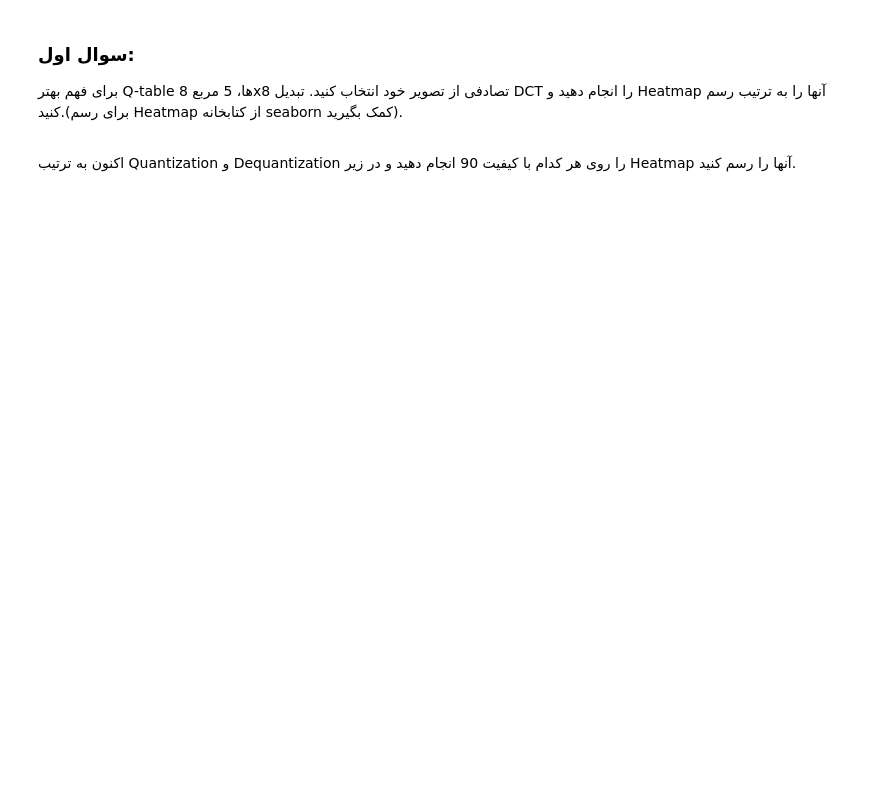
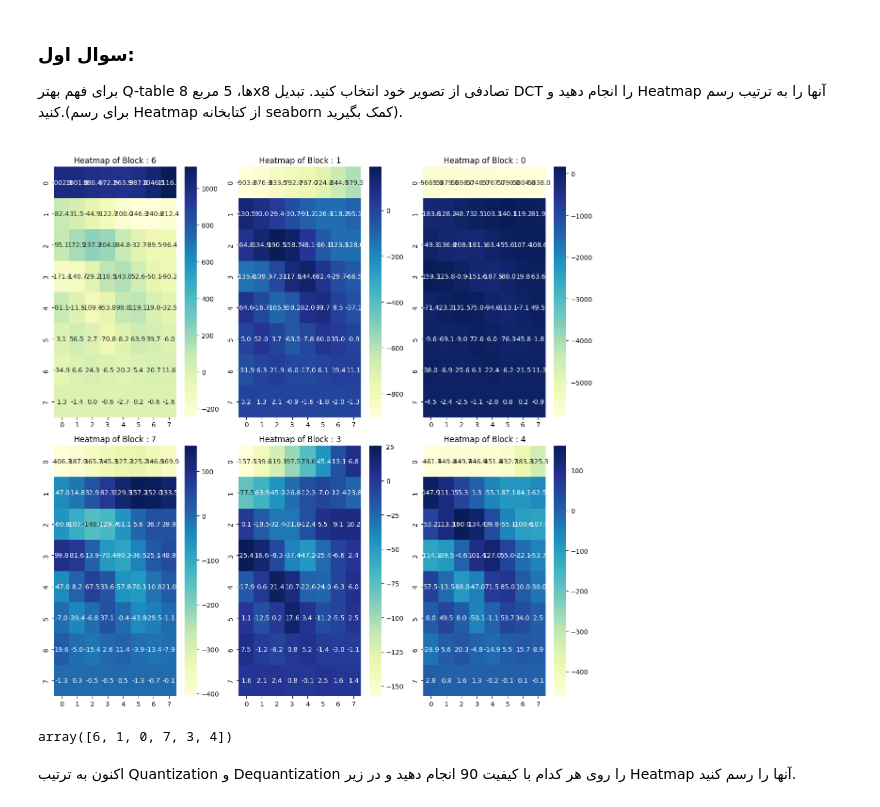
Before and after one commit to imghady/image_compressor, a Jupyter notebook: 1.ipynb, the cells around one changed output. Cells and saved outputs as stored; diff of their text form; code cells hidden in the pictures; blank space fills up the shorter version.

```diff
--- a/1.ipynb
+++ b/1.ipynb
@@ -471,3 +476,38 @@ plt.imshow(compress_cat_img, cmap='gray')
+# %%
+def random_blocks_heatmap(n, array):
+    num_blocks = array.shape[0]
+    indices = np.random.choice(num_blocks, n, replace=False)
+    columns_iter = int(np.ceil(np.sqrt(n)))
+    rows_iter = int(np.ceil(n / columns_iter))
+    fig, axes = plt.subplots(rows_iter, columns_iter, figsize=(12, 12))
+
+    k = 0
+    for index in indices:
+        row_index = k // columns_iter
+        column_index = k % columns_iter
+        block = array[index]
+        sns.heatmap(block, cmap='YlGnBu', ax=axes[row_index, column_index], cbar=True, annot=True, fmt=".1f")
+        axes[row_index, column_index].set_title(f" Heatmap of Block : {index} ")
+        k += 1
+
+    fig.tight_layout()
+    plt.show()
+
+    return indices
+
+
+squares = extract_squares(image)
+indices = np.random.choice(list(range(len(squares))), 8, replace=False)
+chosen_list = list()
+for index in indices:
+    chosen_list.append(squares[index])
+
+chosen = np.array(chosen_list)
+chosen_dct = dct_2d(chosen)
+random_blocks_heatmap(6, chosen_dct)
+# %% [output]
+[figure, added]
+array([6, 1, 0, 7, 3, 4])
 # %% [markdown]
 <div dir="rtl">
 اکنون به ترتیب Quantization و Dequantization را روی هر کدام با کیفیت 90 انجام دهید و در زیر Heatmap آنها را رسم کنید.
```
Also changed, not shown: parts of 7 cells of this notebook, 2 other files.
